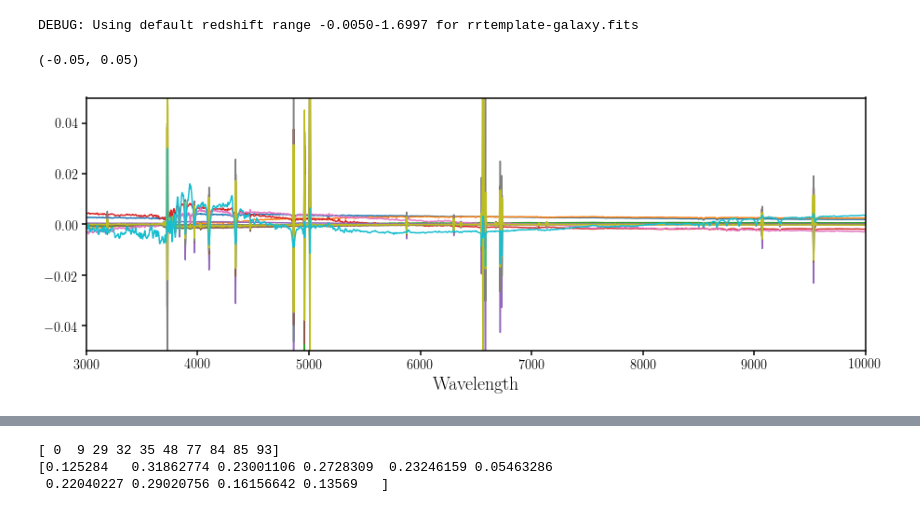
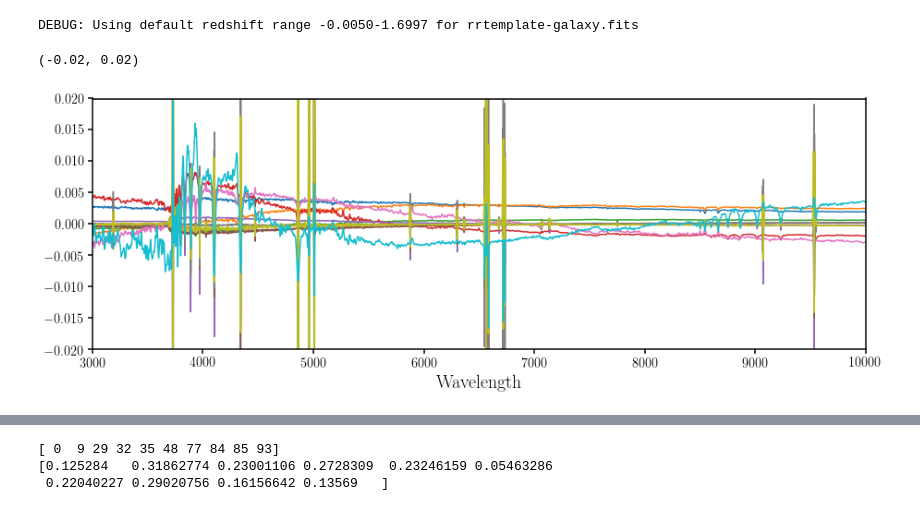
Before and after one commit to desi-bgs/feasiBGS, a Jupyter notebook: notebook/local_redrock_templates.ipynb, the cells around one changed output, grey strips where cells are left out. Saved outputs shown, nothing was run; the diff lists cells and outputs as text; code cells hidden in the pictures.

```diff
--- a/notebook/local_redrock_templates.ipynb
+++ b/notebook/local_redrock_templates.ipynb
@@ -30,14 +34,14 @@ emline_lambda = [3726., 3729., 4861., 4959., 5007., 6300., 6364., 6548., 6563.,
 # %%
 fig = plt.figure(figsize=(15,5))
 sub = fig.add_subplot(111)
 for i in range(temp.flux.shape[0]):
     sub.plot(temp.wave, temp.flux[i])
 sub.set_xlabel('Wavelength', fontsize=20)
 sub.set_xlim([3e3, 1e4])
-sub.set_ylim([-0.05, 0.05])
+sub.set_ylim([-0.02, 0.02])
 # %% [output]
-(-0.05, 0.05)
+(-0.02, 0.02)
-[figure, old version]
+[figure, new version]
 # %%
 fig = plt.figure(figsize=(20,15))
 for i_l, lam in enumerate(emline_lambda):
```
Also changed, not shown: parts of 14 cells of this notebook, 3 other files.
